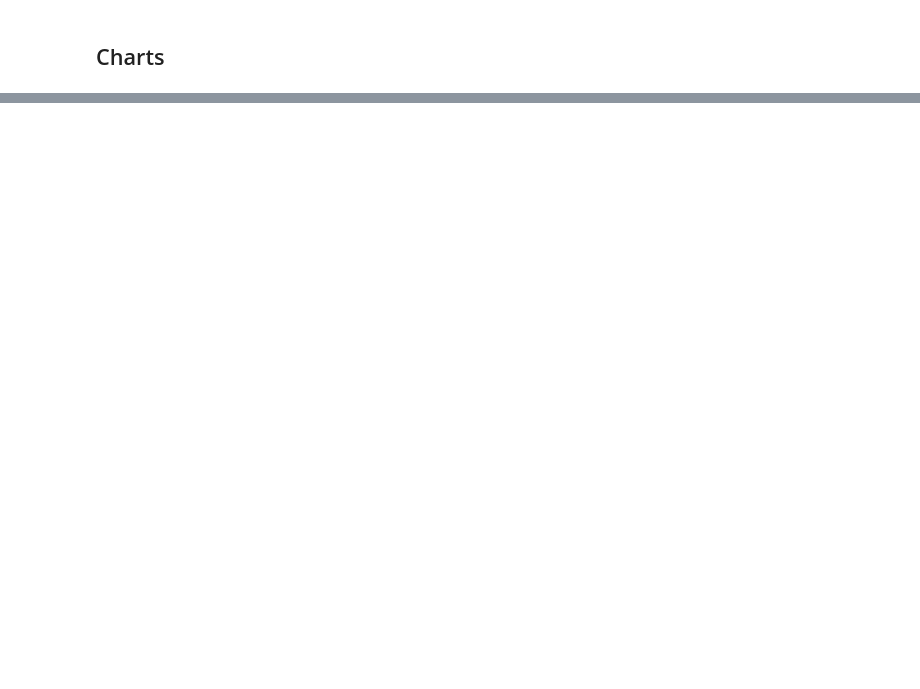
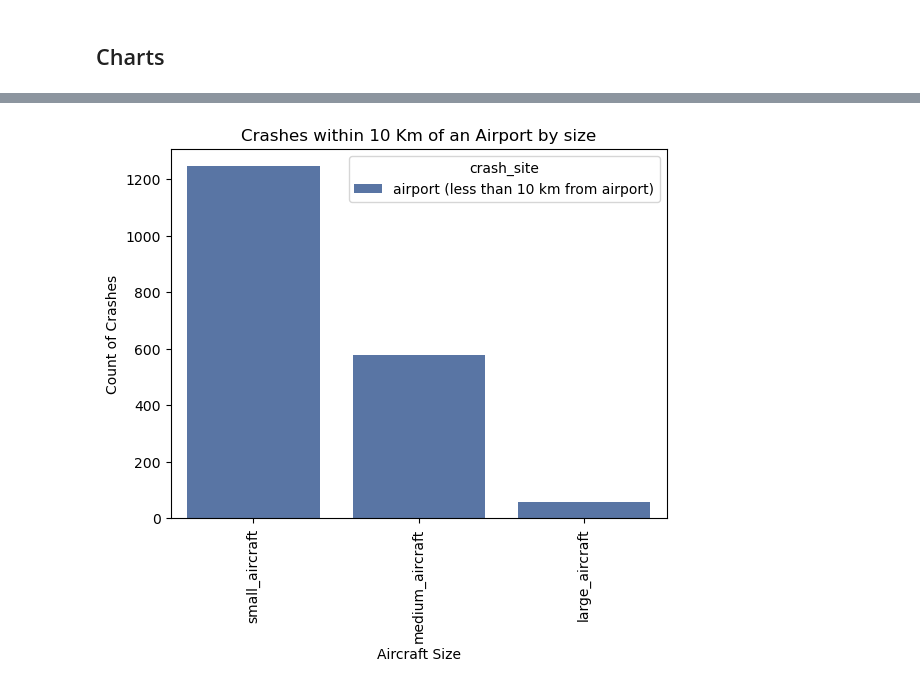
Before and after one commit to Haydnj94/flight-crashes, a Jupyter notebook: findings.ipynb, the cells around one changed output, grey strips where cells are left out. Saved outputs shown, nothing was run; the diff lists cells and outputs as text; code cells hidden in the pictures; blank space fills up the shorter version.

```diff
--- a/findings.ipynb
+++ b/findings.ipynb
@@ -552,0 +528,6 @@ flight_phase_distribution.plot(
+# %%
+df_loc_size= df_aircrafts_crashed[
+    (df_aircrafts_crashed["crash_site"].isin(["airport (less than 10 km from airport)"])) &
+    (df_aircrafts_crashed["size_cat"].isin(["small_aircraft","medium_aircraft","large_aircraft"]))
+]
+df_loc_size
@@ -552,0 +548,9 @@ flight_phase_distribution.plot(
+# %%
+sns.countplot(x="size_cat", hue="crash_site", data=df_loc_size, palette="deep")
+plt.title("Crashes within 10 Km of an Airport by size")
+plt.xlabel("Aircraft Size")
+plt.ylabel("Count of Crashes")
+plt.xticks(rotation=90)
+plt.show()
+# %% [output]
+[figure, added]
```
Also changed, not shown: parts of 21 cells of this notebook.
